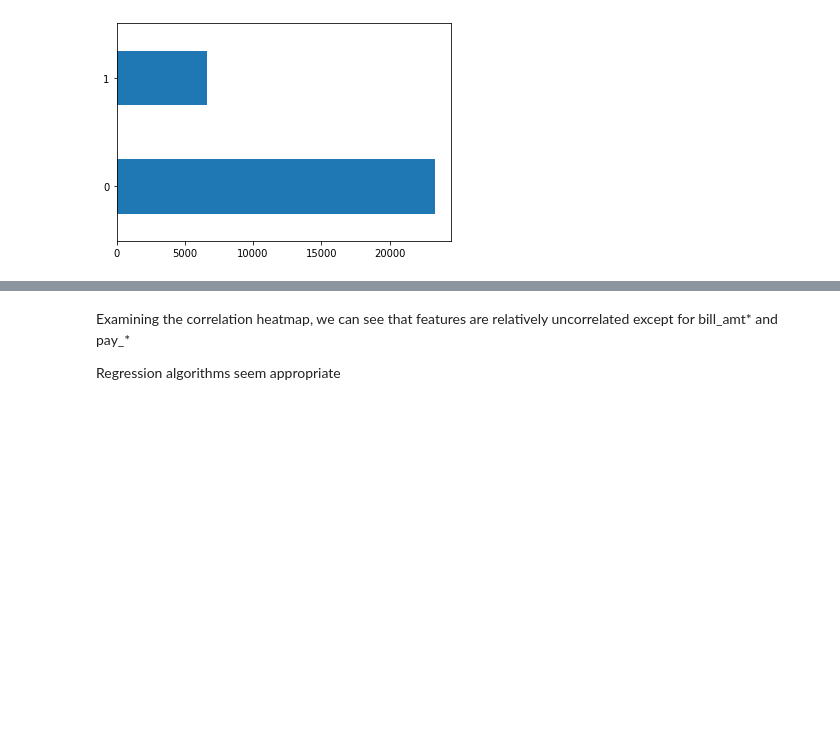
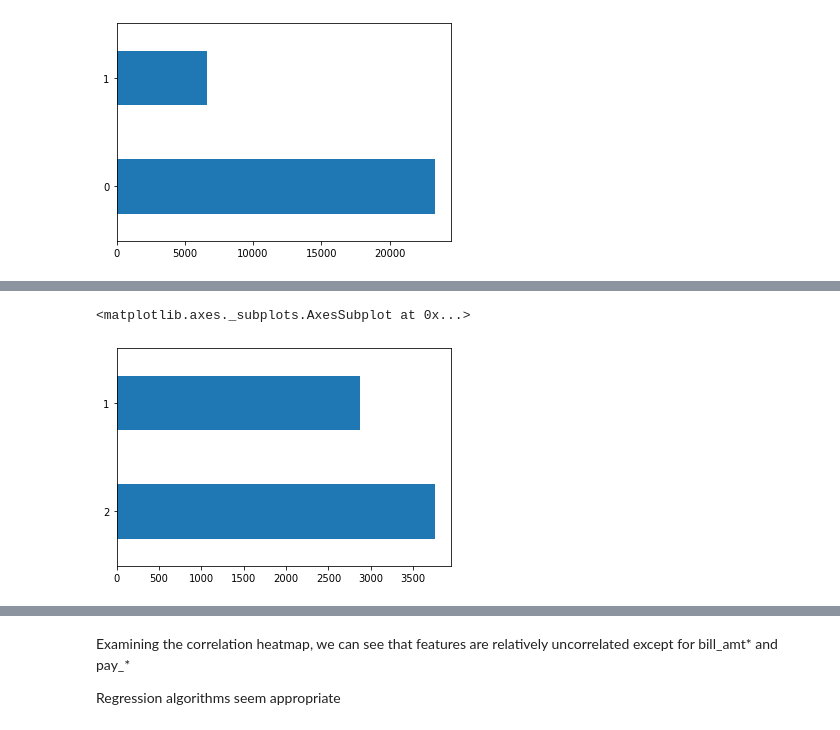
Before and after one commit to ewonguoft/flatiron_project, a Jupyter notebook: Predicting defaults in credit cards.ipynb, the cells around one changed output, grey strips where cells are left out. Drawn from its saved outputs; the diff is of its cells as text; code cells hidden in the pictures; blank space fills up the shorter version.

Commit message:
added exploration of defaulting people

```diff
--- a/Predicting defaults in credit cards.ipynb
+++ b/Predicting defaults in credit cards.ipynb
@@ -89,0 +114,3 @@ Name: default.payment.next.month, dtype: int64
+# %%
+defaulting = df[df['default.payment.next.month'] == 1]
+defaulting.head()
@@ -89,0 +125,5 @@ Name: default.payment.next.month, dtype: int64
+# %%
+defaulting.SEX.value_counts().plot(kind = "barh")
+# %% [output]
+<matplotlib.axes._subplots.AxesSubplot at 0x...>
+[figure, added]
```
Also changed, not shown: parts of 14 cells of this notebook.
